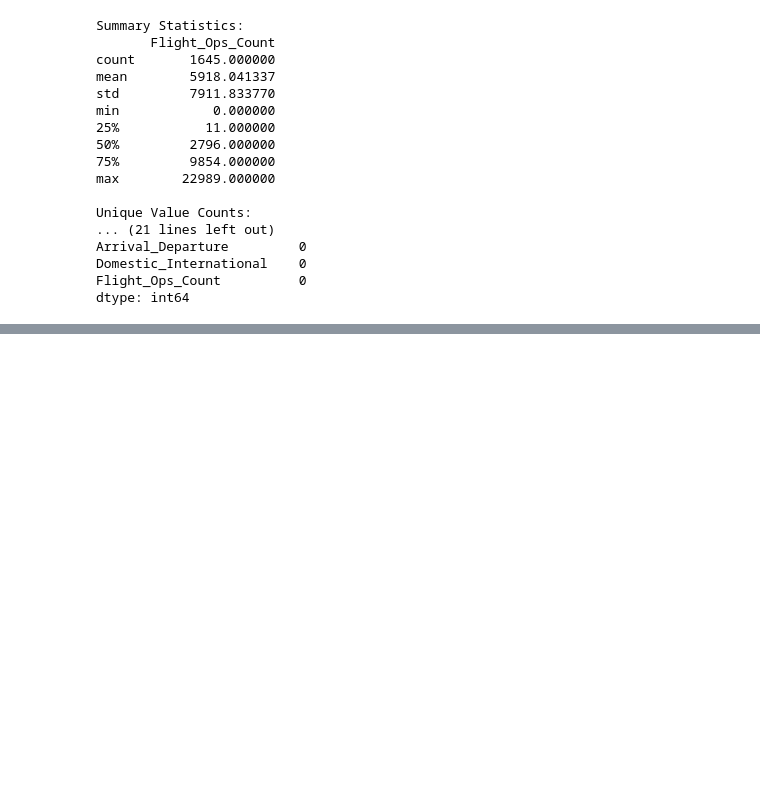
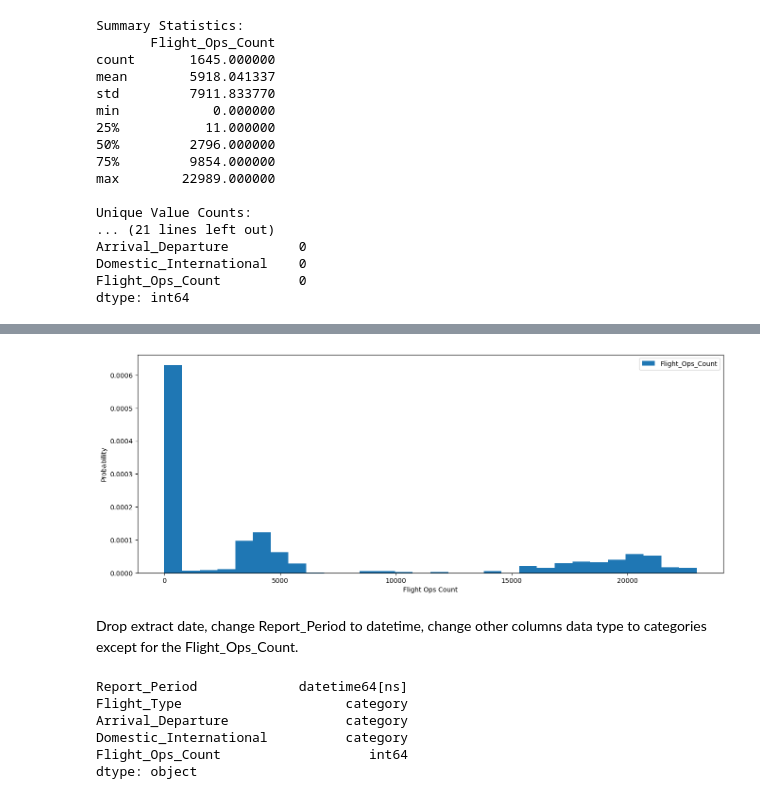
Before and after one commit to IsaganiJulian/LAX_Analysis, a Jupyter notebook: flight_ops/flight_ops.ipynb, the cells around one changed output, grey strips where cells are left out. Cells and saved outputs as stored; diff of their text form; code cells hidden in the pictures; blank space fills up the shorter version.

Commit message:
update flight_ops
Upload fllght ops EDA and visuals

```diff
--- a/flight_ops/flight_ops.ipynb
+++ b/flight_ops/flight_ops.ipynb
@@ -102,0 +105,2 @@ dtype: int64
+# %%
+flight_ops_df=pd.read_csv(r"/Users/isaganijulian/Documents/GitHub/LAX_Analysis/flight_ops/flight_ops_df.csv")
@@ -102,0 +123,9 @@ dtype: int64
+# %%
+flight_ops_df.plot(kind="hist", y="Flight_Ops_Count", figsize=(16,6), bins=30, density=True)
+plt.xlabel("Flight Ops Count")
+plt.ylabel("Probability")
+plt.show()
+# %% [output]
+[figure, added]
+# %% [markdown]
+Drop extract date, change Report_Period to datetime, change other columns data type to categories except for the Flight_Ops_Count.
@@ -102,0 +139,9 @@ dtype: int64
+# %%
+flight_ops_df.dtypes
+# %% [output]
+Report_Period             datetime64[ns]
+Flight_Type                     category
+Arrival_Departure               category
+Domestic_International          category
+Flight_Ops_Count                   int64
+dtype: object
```
Also changed, not shown: parts of 24 cells of this notebook.
